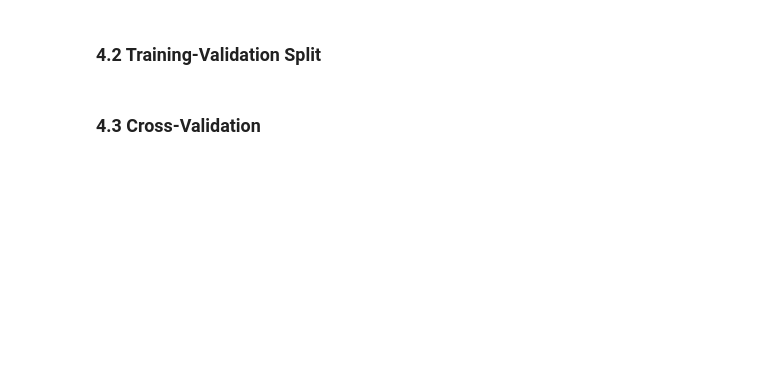
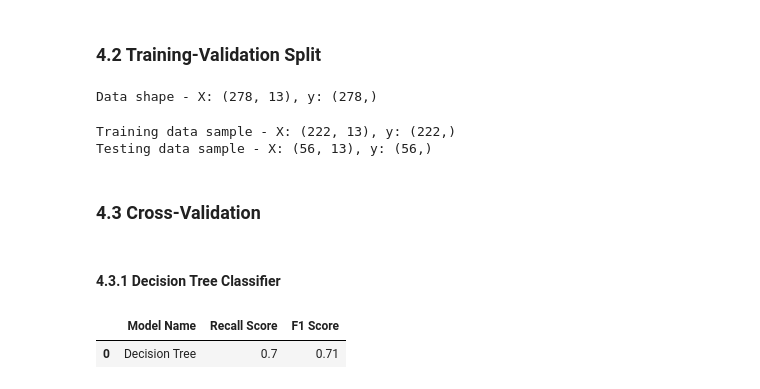
Before and after one commit to victor-bongestab/heart-disease, a Jupyter notebook: heart-disease.ipynb, the cells around one changed output. Drawn from its saved outputs; the diff is of its cells as text; code cells hidden in the pictures; blank space fills up the shorter version.

Commit message:
crisp phase: modeling, cv and model choice

```diff
--- a/heart-disease.ipynb
+++ b/heart-disease.ipynb
@@ -547,3 +741,7 @@ plt.show()
+# %%
+# With outliers removed in our df3_filtered, let's
+# copy it to our df3.
+df3 = df3_filtered.copy()
 # %% [markdown]
 # 4 DATA MODELING
 # %%
@@ -559,3 +754,16 @@ df4 = df3.copy()
+# %%
+# As I'm planning to use tree based models, I was not
+# going to scale our numerical attributes. But they always
+# work better when doing it for some reason.
+# Not much better, but it helps.
+#
+# MinMaxScaler for old_peak, because this one does not have a good
+# bell shape. And StandardScaler for the rest of the num attributes.
+cols_minmax = ['oldpeak']
+cols_std = num_attributes = [att for att in num_attributes if att != 'oldpeak']
+
+df4[cols_minmax] = MinMaxScaler().fit_transform(df4[cols_minmax])
+df4[cols_std] = StandardScaler().fit_transform(df4[cols_std])
 # %% [markdown]
 #### 4.1.2 Encoders
 # %%
@@ -600,11 +821,13 @@ else:
 ### 4.2 Training-Validation Split
 # %%
 # Firts, let's define our X, y data.
-X = df3.drop(columns=['num'])
-y = df3['num']
+X = df4.drop(columns=['num'])
+y = df4['num']
 
 # Input (X) and target (y) selection
 print('Data shape - X: {}, y: {}'.format(X.shape, y.shape))
+# %% [output]
+Data shape - X: (278, 13), y: (278,)
 # %%
 # In my planning I was going to write my own frunction for
 # this, but why?
@@ -612,13 +835,34 @@ print('Data shape - X: {}, y: {}'.format(X.shape, y.shape))
 # train_test_split helper function to split our data and
 # save a replicable state.
 #
-# Replicable state number 1109,
-# Test sample of 10%. i'm taking just a tip of our dataset
-# because we already have few rows in it.
+# Replicable state number 11,
+# Test sample of 20%.
 X_train, X_test, y_train, y_test = train_test_split(
-    X, y, test_size=0.1, random_state=1109)
+    X, y, test_size=0.2, random_state=11)
 
 print('Training data sample - X: {}, y: {}'.format(X_train.shape, y_train.shape))
 print('Testing data sample - X: {}, y: {}'.format(X_test.shape, y_test.shape))
+# %% [output]
+Training data sample - X: (222, 13), y: (222,)
+Testing data sample - X: (56, 13), y: (56,)
 # %% [markdown]
 ### 4.3 Cross-Validation
+# %% [markdown]
+#### 4.3.1 Decision Tree Classifier
+# %%
+# Our cross-validation will divide our training data
+# in 4 groups, to make it close to the size of our test
+# sample.
+#
+# First we run our baseline DecisionTreeClassifier.
+def dt_result_cv():
+    model = DecisionTreeClassifier()
+    dt_result_cv = recall_f1_cv(x_cv=X_train, y_cv=y_train, kfold=5,
+                                model_name='Decision Tree', model=model, verbose=False)
+
+    return dt_result_cv
+
+dt_result_cv()
+# %% [output]
+|  | Model Name | Recall Score | F1 Score |
+| 0 | Decision Tree | 0.7 | 0.71 |
```
Also changed, not shown: parts of 35 cells of this notebook.
